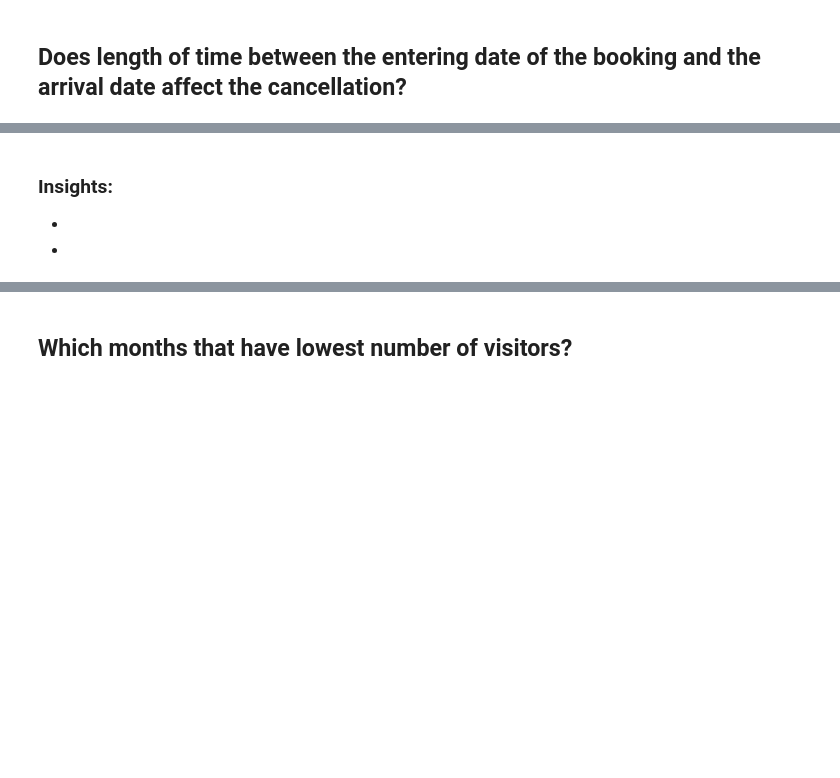
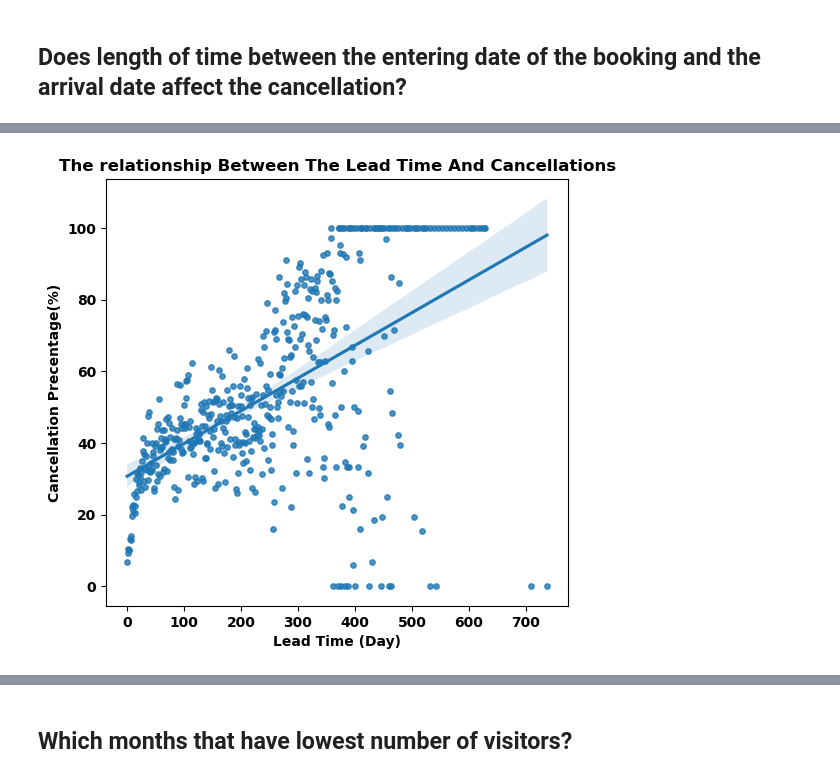
Before and after one commit to Tuwaiq-Data-Science-Bootcamp-V4/PCA-Lab, a Jupyter notebook: CV_Assignment.ipynb, the cells around one changed output, grey strips where cells are left out. Saved outputs shown, nothing was run; the diff lists cells and outputs as text; code cells hidden in the pictures; blank space fills up the shorter version.

```diff
--- a/CV_Assignment.ipynb
+++ b/CV_Assignment.ipynb
@@ -119,4 +126,15 @@ df.describe(include='object')
-# %% [markdown]
-### Insights:
--
--
+# %%
+lead_cancel= df.groupby('lead_time')['is_canceled'].mean().mul(100).reset_index()
+sns.lmplot(lead_cancel,
+           x='lead_time',
+           y='is_canceled',
+           scatter_kws={"s": 15},
+           aspect = 1.1,
+          )
+sns.despine(fig=None, ax=None, top=False, right=False, left=False, bottom=False, offset=None, trim=False)
+plt.title("The relationship Between The Lead Time And Cancellations")
+plt.xlabel(r"Lead Time (Day)")
+plt.ylabel(r"Cancellation Precentage(%)")
+plt.show()
+# %% [output]
+[figure, added]
```
Also changed, not shown: parts of 43 cells of this notebook.
